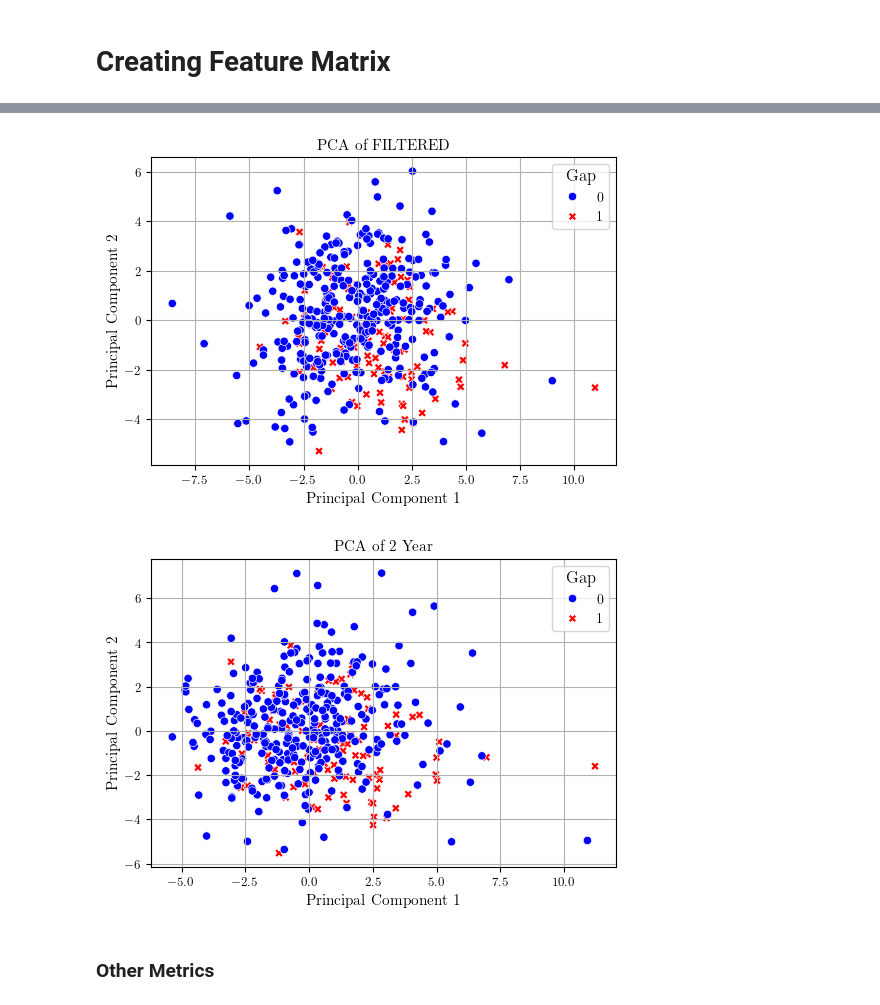
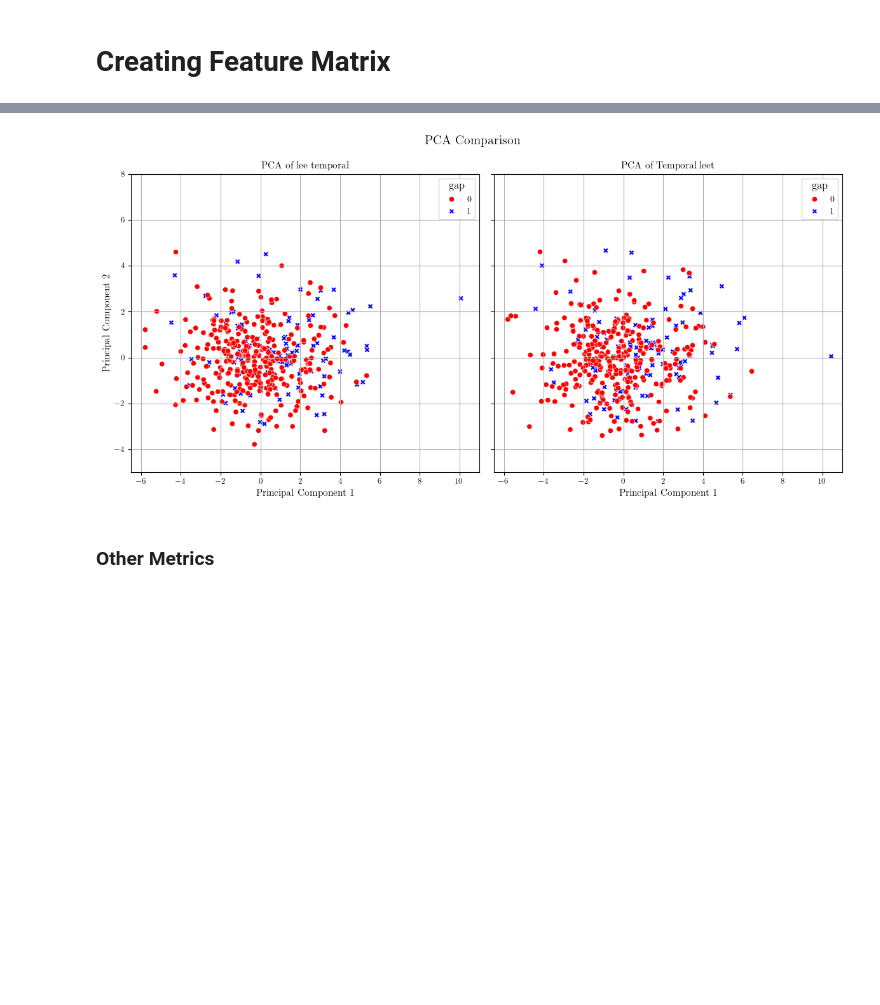
Before and after one commit to ol-webb/tree_gaps4, a Jupyter notebook: all_gaps_mk2/main1.ipynb, the cells around one changed output, grey strips where cells are left out. Saved outputs shown, nothing was run; the diff lists cells and outputs as text; code cells hidden in the pictures; blank space fills up the shorter version.

```diff
--- a/all_gaps_mk2/main1.ipynb
+++ b/all_gaps_mk2/main1.ipynb
@@ -556,4 +560,4 @@ def unique_process_gap_folders_with_surrounding_pixels_random(base_folder, df, s
 
     return series_dataframe
 # %%
-try1=unique_process_gap_folders_with_surrounding_pixels_random('downld_2yr_12dayinterval',df,df_gen1,50,3)
+df_series_2yr_random_with_neighbours=unique_process_gap_folders_with_surrounding_pixels_random('downld_2yr_12dayinterval',df,df_gen1,50,3)
@@ -1245,12 +1441,14 @@ def create_feature_matrix(gap_df, random_df, area_df):
 # %%
 #X_df_alltime = create_feature_matrix(df_series_alltime_gaps, df_series_alltime_random, df)
 
-X_df_2yr = create_feature_matrix(df_series_2yr_gaps, df_series_2yr_random, df)
+X_df_2yr = create_feature_matrix(df_series_2yr_gaps, df_series_2yr_random_for_frost_comparison, df)
 
 #X_df_2yr_reduced = create_feature_matrix(df_series_2yr_gaps,df_series_alltime_random_reduced, df)
 
-#X_df_2yr_filtered = create_feature_matrix(df_series_2yr_gaps_filtered, df_series_2yr_random_filtered, df)
+X_df_2yr_frost = create_feature_matrix(df_filtered, df_filtered_random,df)
 
-X_df_2yr_filtered_kalman = create_feature_matrix(df_series_2yr_gaps_filtered_kalman, df_series_2yr_random_filtered_kalman, df)
+X_df_2yr_lee = create_feature_matrix(df_lee_gaps, df_lee_random,df)
 
-X_df_2yr_filtered_savgol = create_feature_matrix(df_series_2yr_gaps_filtered_kalman, df_series_2yr_random_filtered_savgol, df)
+X_df_2yr_lee_temporal = create_feature_matrix(df_temporal_lee_gaps, df_temporal_lee_random,df)
+
+X_df_2yr_temporal_lee = create_feature_matrix(df_lee_temporal_gaps,df_lee_temporal_random,df)
@@ -1304,3 +1471,8 @@ plt.show()
+# %%
+X_df_2yr_clean=X_df_2yr.drop(columns=['area'],axis=1)
+X_df_2yr_frost_clean=X_df_2yr_frost.drop(columns=['area'],axis=1)
+X_df_2yr_lee_temporal_clean = X_df_2yr_lee_temporal.drop(columns=['area'],axis=1)
+X_df_2yr_temporal_lee_clean=X_df_2yr_temporal_lee.drop(columns=['area'],axis=1)
 # %%
 def plot_scatter(X_df):
     # Create a scatter plot
@@ -1364,34 +1556,44 @@ plt.savefig('allscatter_double.pdf')
 # %%
 
-def perform_pca_and_plot(X_df, title):
-    # Select the features for PCA (excluding 'name', 'gap', and 'area' columns)
-    features = X_df.drop(columns=['name', 'gap', 'area'], errors='ignore')
+def perform_pca_and_plot_combined(X_df1, title1, X_df2, title2):
+    # Define a helper function to perform PCA
+    def perform_pca(X_df):
+        features = X_df.drop(columns=['name', 'gap', 'area'], errors='ignore')
+        pca = PCA(n_components=2)
+        principal_components = pca.fit_transform(features.fillna(0))  # Fill NaN with 0 for PCA
+        pca_df = pd.DataFrame(data=principal_components, columns=['Principal Component 1', 'Principal Component 2'])
+        pca_df['gap'] = X_df['gap']
+        return pca_df
 
-    # Perform PCA
-    pca = PCA(n_components=2)
-    principal_components = pca.fit_transform(features.fillna(0))  # Fill NaN with 0 for PCA
+    # Perform PCA on both datasets
+    pca_df1 = perform_pca(X_df1)
+    pca_df2 = perform_pca(X_df2)
 
-    # Create a DataFrame with the PCA results
-    pca_df = pd.DataFrame(data=principal_components, columns=['Principal Component 1', 'Principal Component 2'])
-    pca_df['gap'] = X_df['gap']
+    # Plot the PCA results side by side
+    fig, axes = plt.subplots(1, 2, figsize=(12, 6), sharex=True, sharey=True)
 
-    # Plot the PCA results
-    plt.figure(figsize=(6, 4))
-    sns.scatterplot(x='Principal Component 1', y='Principal Component 2', hue='gap', data=pca_df,
-                    palette={1: 'red', 0: 'blue'}, style='gap', markers={1: 'X', 0: 'o'})
-    plt.title(f'PCA of {title}')
-    plt.xlabel('Principal Component 1')
-    plt.ylabel('Principal Component 2')
-    plt.legend(title='Gap', loc='best')
-    plt.grid(True)
+    sns.scatterplot(x='Principal Component 1', y='Principal Component 2', hue='gap', data=pca_df1,
+                    palette={0: 'red', 1: 'blue'}, style='gap', markers={1: 'X', 0: 'o'}, ax=axes[0])
+    axes[0].set_title(f'PCA of {title1}')
+    axes[0].set_xlim(-6.5, 11)
+    axes[0].set_ylim(-5, 8)
+    axes[0].grid(True)
+
+    sns.scatterplot(x='Principal Component 1', y='Principal Component 2', hue='gap', data=pca_df2,
+                    palette={0: 'red', 1: 'blue'}, style='gap', markers={1: 'X', 0: 'o'}, ax=axes[1])
+    axes[1].set_title(f'PCA of {title2}')
+    axes[1].set_xlim(-6.5, 11)
+    axes[1].set_ylim(-5, 8)
+    axes[1].grid(True)
+
+    plt.suptitle('PCA Comparison')
+    plt.tight_layout()
     plt.show()
 
 # Example usage
-perform_pca_and_plot(X_df_2yr_filtered, 'FILTERED')
-perform_pca_and_plot(X_df_2yr, '2 Year ')
+perform_pca_and_plot_combined(X_df_2yr_temporal_lee_clean, 'lee temporal', X_df_2yr_lee_temporal_clean, 'Temporal leet')
 # %% [output]
-[figure, old version]
+[figure, new version]
-[figure, removed]
 # %% [markdown]
 ### Other Metrics
 # %%
```
Also changed, not shown: parts of 40 cells of this notebook, 4 other files.
